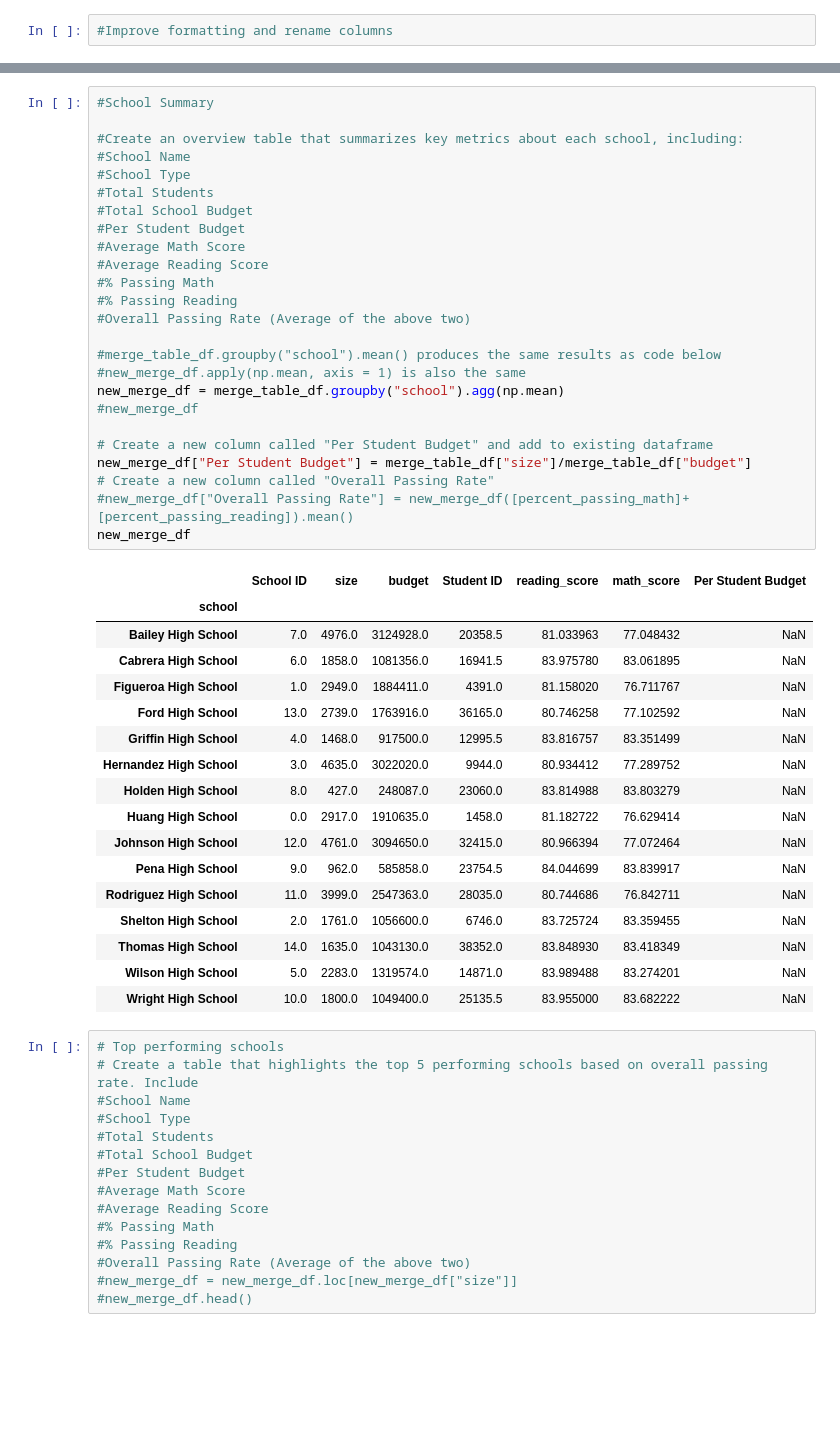
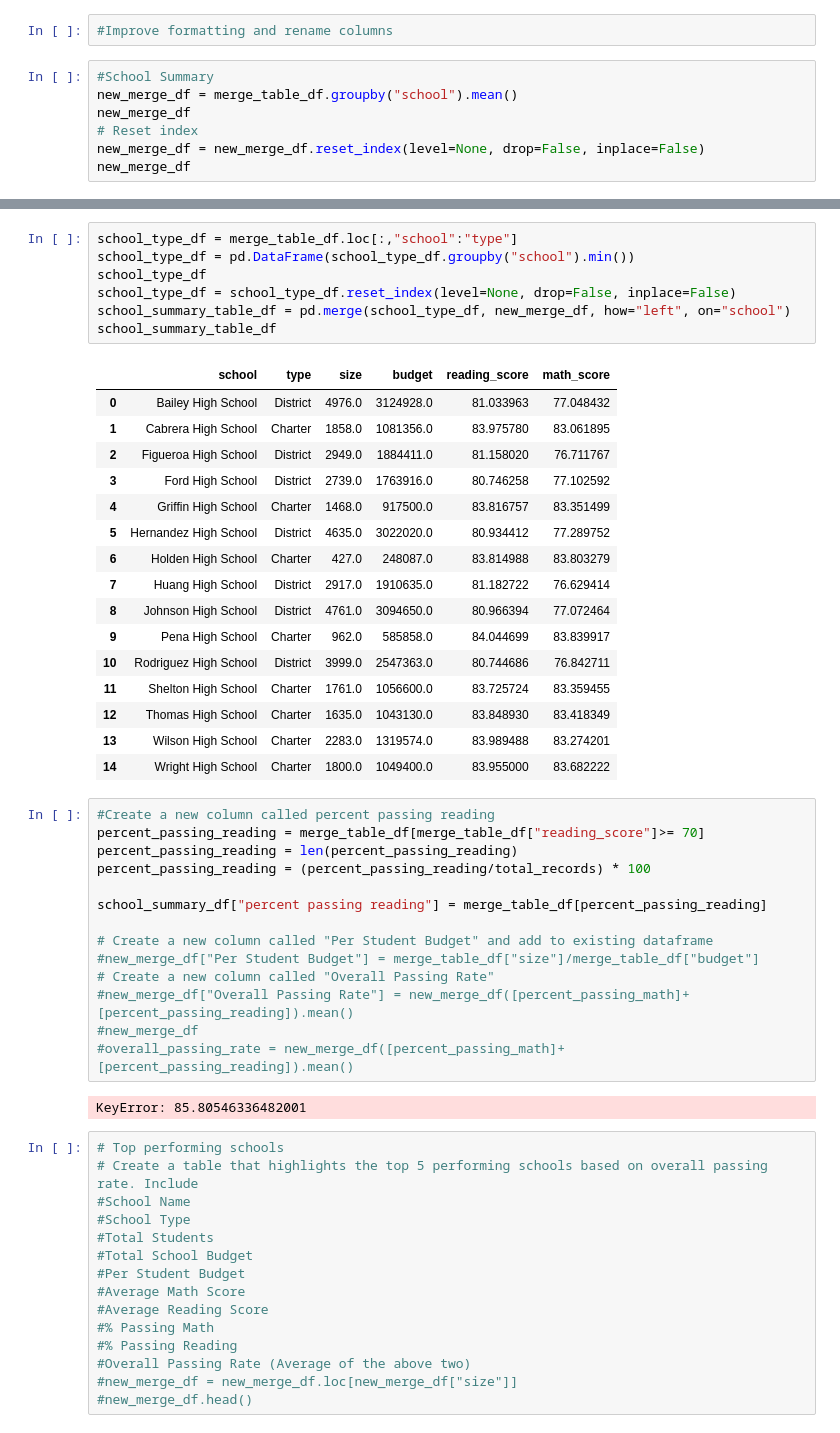
Before and after one commit to ehyoder/Academy_of_Py_Homework, a Jupyter notebook: Academy_of_Py_Beth_Yoder.ipynb, the cells around one changed output, grey strips where cells are left out. Drawn from its saved outputs; the diff is of its cells as text; blank space fills up the shorter version.

```diff
--- a/Academy_of_Py_Beth_Yoder.ipynb
+++ b/Academy_of_Py_Beth_Yoder.ipynb
@@ -129,3 +129,10 @@ district_summary_df
 | 0 | 15 | 39170 | 24649428.0 | 78.985371 | 81.87784 | ... |
 # %%
 #Improve formatting and rename columns
+# %%
+#School Summary
+new_merge_df = merge_table_df.groupby("school").mean()
+new_merge_df
+# Reset index
+new_merge_df = new_merge_df.reset_index(level=None, drop=False, inplace=False)
+new_merge_df
@@ -132,46 +156,43 @@ district_summary_df
+# %%
+school_type_df = merge_table_df.loc[:,"school":"type"]
+school_type_df = pd.DataFrame(school_type_df.groupby("school").min())
+school_type_df
+school_type_df = school_type_df.reset_index(level=None, drop=False, inplace=False)
+school_summary_table_df = pd.merge(school_type_df, new_merge_df, how="left", on="school")
+school_summary_table_df
+# %% [output]
+|  | school | type | size | budget | reading_score | math_score |
+| 0 | Bailey High School | District | 4976.0 | 3124928.0 | 81.033963 | 77.048432 |
+| 1 | Cabrera High School | Charter | 1858.0 | 1081356.0 | 83.975780 | 83.061895 |
+| 2 | Figueroa High School | District | 2949.0 | 1884411.0 | 81.158020 | 76.711767 |
+| 3 | Ford High School | District | 2739.0 | 1763916.0 | 80.746258 | 77.102592 |
+| 4 | Griffin High School | Charter | 1468.0 | 917500.0 | 83.816757 | 83.351499 |
+| 5 | Hernandez High School | District | 4635.0 | 3022020.0 | 80.934412 | 77.289752 |
+| 6 | Holden High School | Charter | 427.0 | 248087.0 | 83.814988 | 83.803279 |
+| 7 | Huang High School | District | 2917.0 | 1910635.0 | 81.182722 | 76.629414 |
+| 8 | Johnson High School | District | 4761.0 | 3094650.0 | 80.966394 | 77.072464 |
+| 9 | Pena High School | Charter | 962.0 | 585858.0 | 84.044699 | 83.839917 |
+| 10 | Rodriguez High School | District | 3999.0 | 2547363.0 | 80.744686 | 76.842711 |
+| 11 | Shelton High School | Charter | 1761.0 | 1056600.0 | 83.725724 | 83.359455 |
+| 12 | Thomas High School | Charter | 1635.0 | 1043130.0 | 83.848930 | 83.418349 |
+| 13 | Wilson High School | Charter | 2283.0 | 1319574.0 | 83.989488 | 83.274201 |
+| 14 | Wright High School | Charter | 1800.0 | 1049400.0 | 83.955000 | 83.682222 |
 # %%
-#School Summary
+#Create a new column called percent passing reading
+percent_passing_reading = merge_table_df[merge_table_df["reading_score"]>= 70]
+percent_passing_reading = len(percent_passing_reading)
+percent_passing_reading = (percent_passing_reading/total_records) * 100
 
-#Create an overview table that summarizes key metrics about each school, including:
-#School Name
-#School Type
-#Total Students
-#Total School Budget
-#Per Student Budget
-#Average Math Score
-#Average Reading Score
-#% Passing Math
-#% Passing Reading
-#Overall Passing Rate (Average of the above two)
-
-#merge_table_df.groupby("school").mean() produces the same results as code below
-#new_merge_df.apply(np.mean, axis = 1) is also the same
-new_merge_df = merge_table_df.groupby("school").agg(np.mean)
-#new_merge_df
+school_summary_df["percent passing reading"] = merge_table_df[percent_passing_reading]
 
 # Create a new column called "Per Student Budget" and add to existing dataframe
-new_merge_df["Per Student Budget"] = merge_table_df["size"]/merge_table_df["budget"]
+#new_merge_df["Per Student Budget"] = merge_table_df["size"]/merge_table_df["budget"]
 # Create a new column called "Overall Passing Rate"
 #new_merge_df["Overall Passing Rate"] = new_merge_df([percent_passing_math]+[percent_passing_reading]).mean()
-new_merge_df
+#new_merge_df
+#overall_passing_rate = new_merge_df([percent_passing_math]+[percent_passing_reading]).mean()
 # %% [output]
-|  | School ID | size | budget | Student ID | reading_score | math_score | Per Student Budget |
-| school |  |  |  |  |  |  |  |
-| Bailey High School | 7.0 | 4976.0 | 3124928.0 | 20358.5 | 81.033963 | 77.048432 | NaN |
-| Cabrera High School | 6.0 | 1858.0 | 1081356.0 | 16941.5 | 83.975780 | 83.061895 | NaN |
-| Figueroa High School | 1.0 | 2949.0 | 1884411.0 | 4391.0 | 81.158020 | 76.711767 | NaN |
-| Ford High School | 13.0 | 2739.0 | 1763916.0 | 36165.0 | 80.746258 | 77.102592 | NaN |
-| Griffin High School | 4.0 | 1468.0 | 917500.0 | 12995.5 | 83.816757 | 83.351499 | NaN |
-| Hernandez High School | 3.0 | 4635.0 | 3022020.0 | 9944.0 | 80.934412 | 77.289752 | NaN |
-| Holden High School | 8.0 | 427.0 | 248087.0 | 23060.0 | 83.814988 | 83.803279 | NaN |
-| Huang High School | 0.0 | 2917.0 | 1910635.0 | 1458.0 | 81.182722 | 76.629414 | NaN |
-| Johnson High School | 12.0 | 4761.0 | 3094650.0 | 32415.0 | 80.966394 | 77.072464 | NaN |
-| Pena High School | 9.0 | 962.0 | 585858.0 | 23754.5 | 84.044699 | 83.839917 | NaN |
-| Rodriguez High School | 11.0 | 3999.0 | 2547363.0 | 28035.0 | 80.744686 | 76.842711 | NaN |
-| Shelton High School | 2.0 | 1761.0 | 1056600.0 | 6746.0 | 83.725724 | 83.359455 | NaN |
-| Thomas High School | 14.0 | 1635.0 | 1043130.0 | 38352.0 | 83.848930 | 83.418349 | NaN |
-| Wilson High School | 5.0 | 2283.0 | 1319574.0 | 14871.0 | 83.989488 | 83.274201 | NaN |
-| Wright High School | 10.0 | 1800.0 | 1049400.0 | 25135.5 | 83.955000 | 83.682222 | NaN |
+KeyError: 85.80546336482001
 # %%
 # Top performing schools
 # Create a table that highlights the top 5 performing schools based on overall passing rate. Include
```
Also changed, not shown: parts of 2 cells of this notebook.
